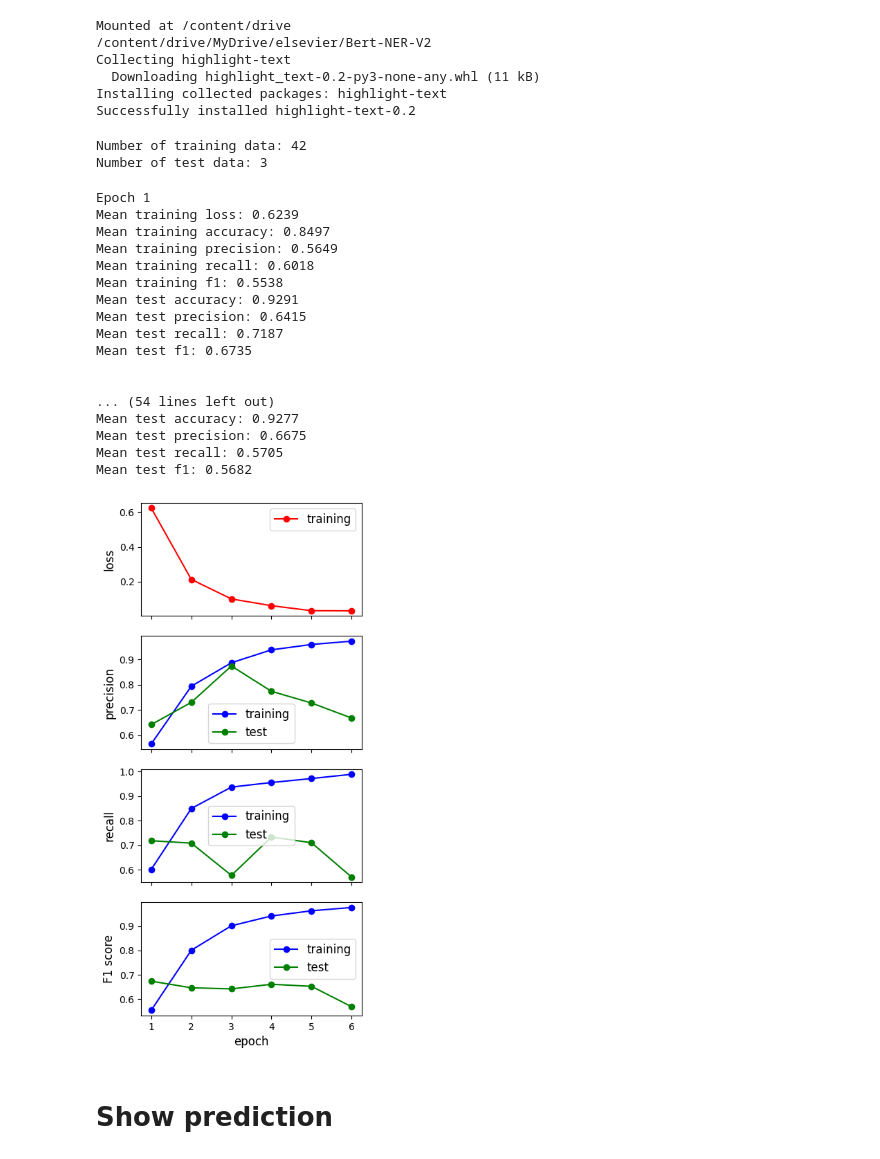
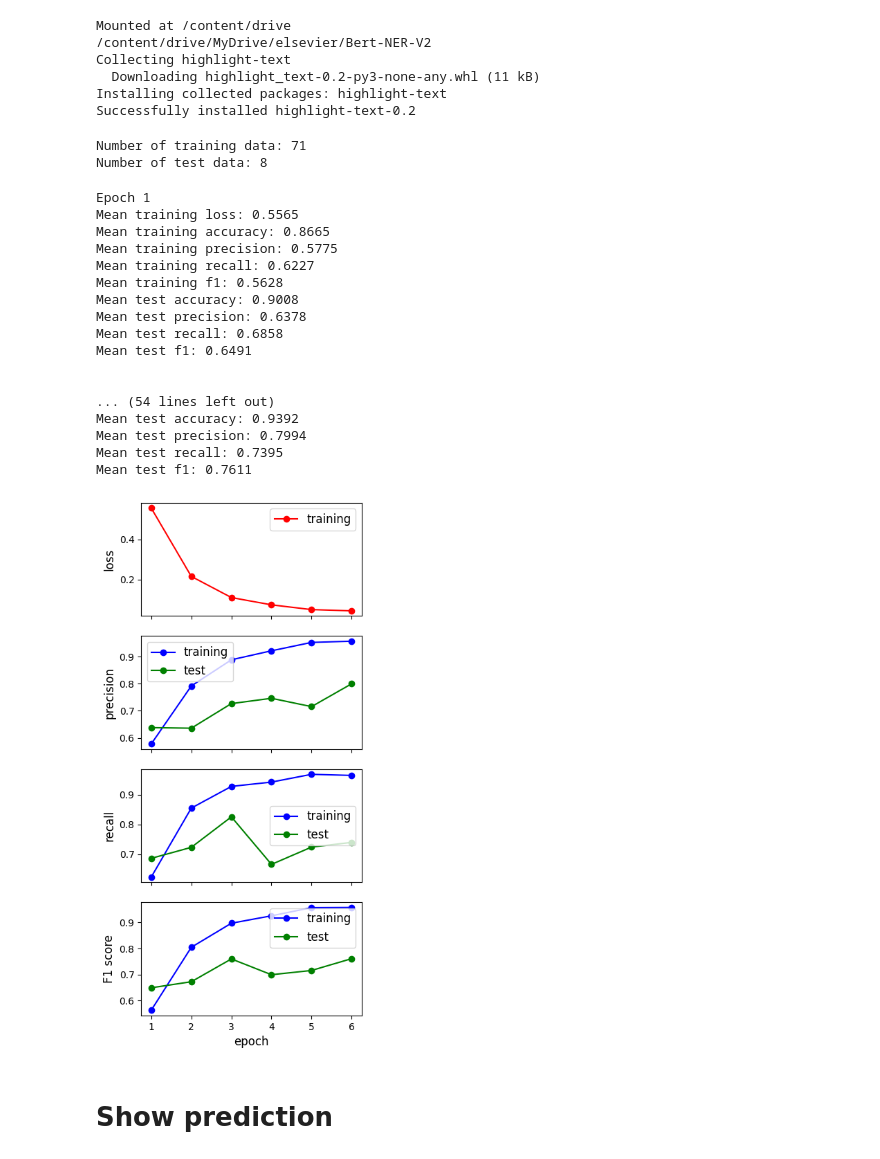
Before and after one commit to BOWENmeZHENG/Bert-NER-V2, a Jupyter notebook: train_ner_MLIP.ipynb, the cells around one changed output. Saved outputs shown, nothing was run; the diff lists cells and outputs as text; code cells hidden in the pictures.

```diff
--- a/train_ner_MLIP.ipynb
+++ b/train_ner_MLIP.ipynb
@@ -24,12 +24,12 @@ Successfully installed highlight-text-0.2
 CLASSES = {'MATERIAL': 1, 'MLIP': 2, 'PROPERTY': 3,
            'VALUE': 4, 'APPLICATION': 5, 'O': 0}
 BATCH_SIZE = 1
-SEED = 321
+SEED = 3242
 MAX_LENGTH = 512
 CLASS_WEIGHTS = [0.3, 1., 1., 1., 0.5, 0.5]
 LEARNING_RATE = 0.0001
 N_EPOCHS = 6
-TRAIN_PCT = 0.95
+TRAIN_PCT = 0.9
 DB_PATH = '/content/drive/MyDrive/elsevier/flask_dev/instance/AnnoApp.sqlite'
 # %%
 ut.seed_everything(SEED)
@@ -45,30 +45,30 @@ tokenizerBERT = BertTokenizer.from_pretrained('pranav-s/MaterialsBERT', model_ma
 modelBERT = BertForMaskedLM.from_pretrained('pranav-s/MaterialsBERT')
 model = net.NERBERTModel(modelBERT.base_model, output_size=len(CLASSES)+1)
 # %% [output]
-Number of training data: 42
-Number of test data: 3
+Number of training data: 71
+Number of test data: 8
 # %%
-model, train_losses, train_accuracies, precision_test, recall_test, f1_test, test_accuracies, pred_classes, true_classes, pred_all, true_all, rec_list = train(model, tokenizerBERT,
+model, train_losses, train_accuracies, preczision_test, recall_test, f1_test, test_accuracies, pred_classes, true_classes, pred_all, true_all, rec_list = train(model, tokenizerBERT,
    record_list_train, record_list_test, CLASSES, BATCH_SIZE, SEED, MAX_LENGTH, CLASS_WEIGHTS, LEARNING_RATE, N_EPOCHS, plot=True, save_model=True)
 # %% [output]
 Epoch 1
-Mean training loss: 0.6239
-Mean training accuracy: 0.8497
-Mean training precision: 0.5649
-Mean training recall: 0.6018
-Mean training f1: 0.5538
-Mean test accuracy: 0.9291
-Mean test precision: 0.6415
-Mean test recall: 0.7187
-Mean test f1: 0.6735
+Mean training loss: 0.5565
+Mean training accuracy: 0.8665
+Mean training precision: 0.5775
+Mean training recall: 0.6227
+Mean training f1: 0.5628
+Mean test accuracy: 0.9008
+Mean test precision: 0.6378
+Mean test recall: 0.6858
+Mean test f1: 0.6491
 
 
 ... (54 lines left out)
-Mean test accuracy: 0.9277
-Mean test precision: 0.6675
-Mean test recall: 0.5705
-Mean test f1: 0.5682
+Mean test accuracy: 0.9392
+Mean test precision: 0.7994
+Mean test recall: 0.7395
+Mean test f1: 0.7611
-[figure, old version]
+[figure, new version]
 # %% [markdown]
 # Show prediction
 # %%
```
Also changed, not shown: parts of 1 cell of this notebook, 1 other file.
